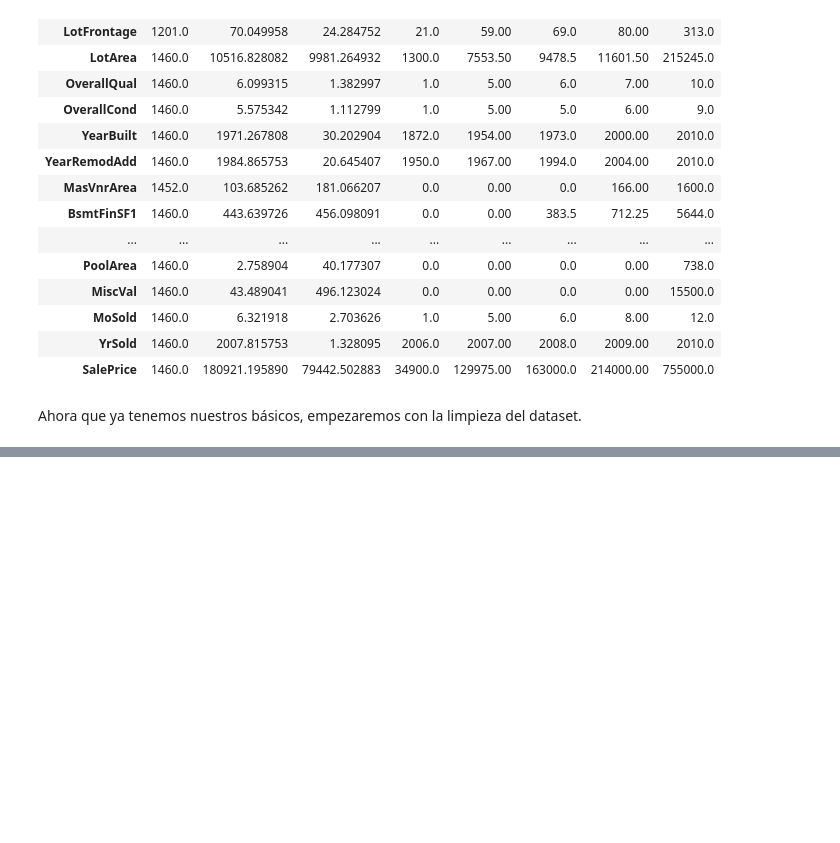
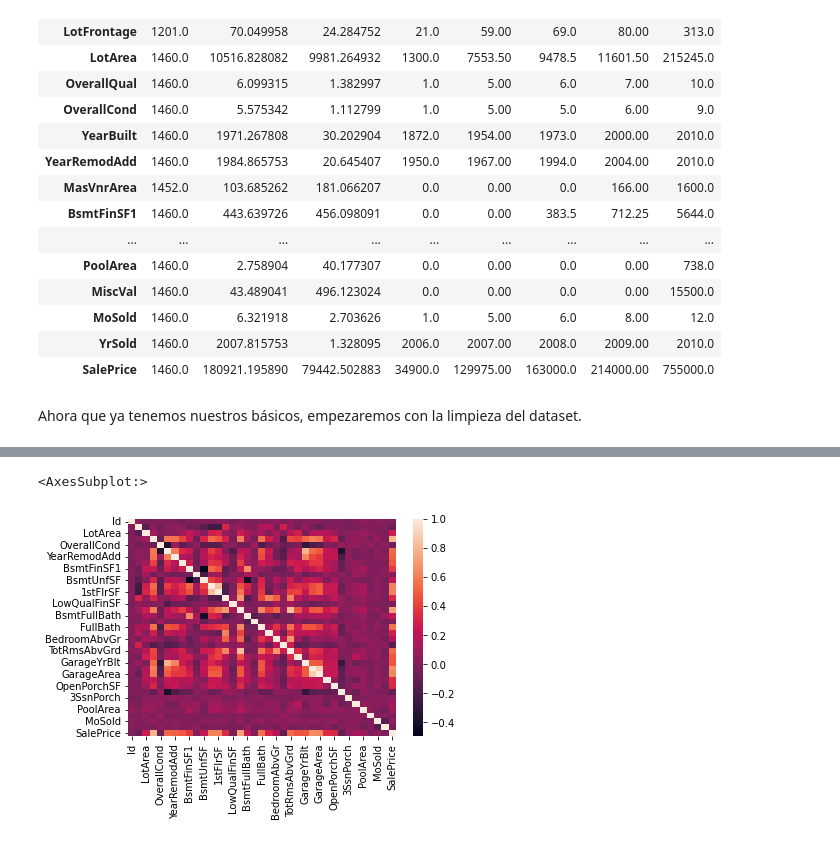
Before and after one commit to ta-data-mexpt/statistical-analysis-project, a Jupyter notebook: Proyecto.ipynb, the cells around one changed output, grey strips where cells are left out. Saved outputs shown, nothing was run; the diff lists cells and outputs as text; code cells hidden in the pictures; blank space fills up the shorter version.

```diff
--- a/Proyecto.ipynb
+++ b/Proyecto.ipynb
@@ -130,0 +357,5 @@ Ahora que ya tenemos nuestros básicos, empezaremos con la limpieza del dataset.
+# %%
+sns.heatmap(df.corr())
+# %% [output]
+<AxesSubplot:>
+[figure, added]
```
Also changed, not shown: parts of 44 cells of this notebook.
